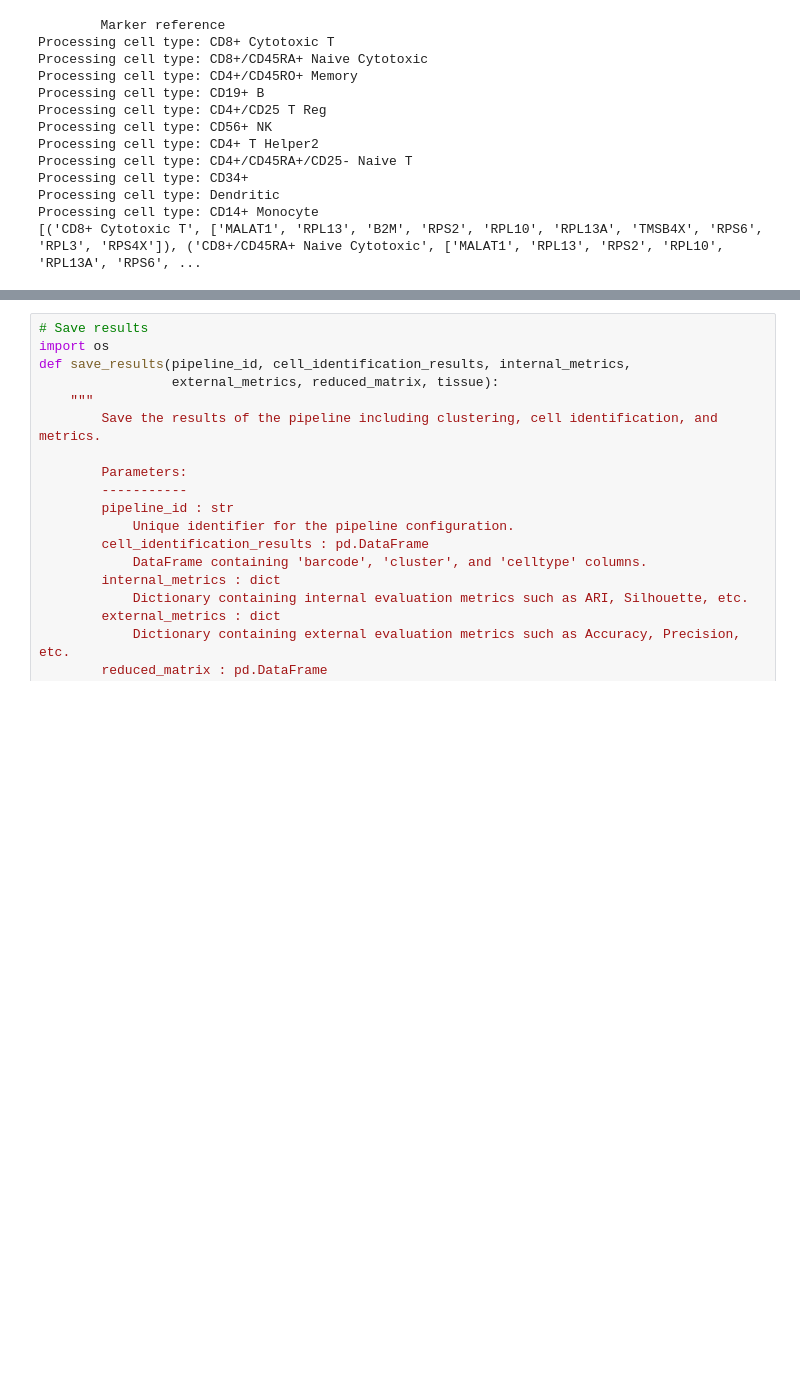
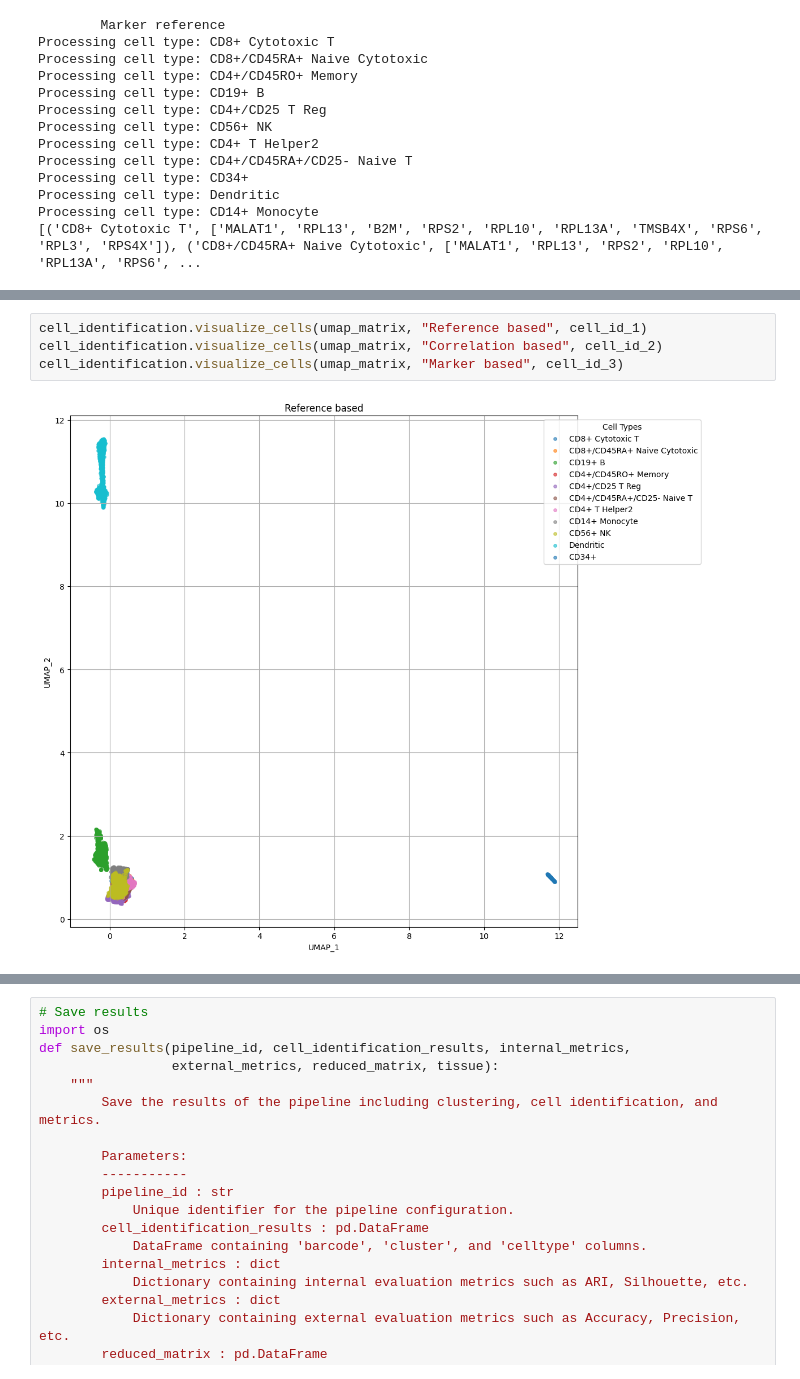
Before and after one commit to MarcosEsteve/scRNAseq_across_human_tissues, a Jupyter notebook: exploratory_analysis.ipynb, the cells around one changed output, grey strips where cells are left out. Cells and saved outputs as stored; diff of their text form; blank space fills up the shorter version.

```diff
--- a/exploratory_analysis.ipynb
+++ b/exploratory_analysis.ipynb
@@ -468,0 +497,6 @@ cell_identification.visualize_cells(pca_matrix, "Marker-Based Cell Assignment",
+# %%
+cell_identification.visualize_cells(umap_matrix, "Reference based", cell_id_1)
+cell_identification.visualize_cells(umap_matrix, "Correlation based", cell_id_2)
+cell_identification.visualize_cells(umap_matrix, "Marker based", cell_id_3)
+# %% [output]
+[figure, added]
```
Also changed, not shown: parts of 9 cells of this notebook, 2 other files.
